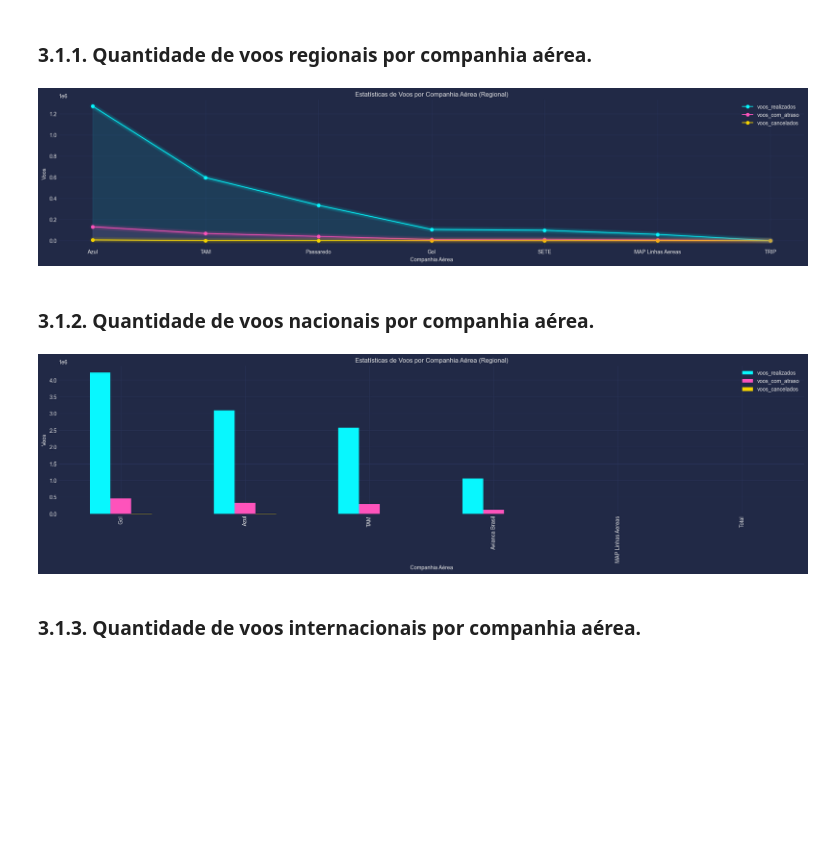
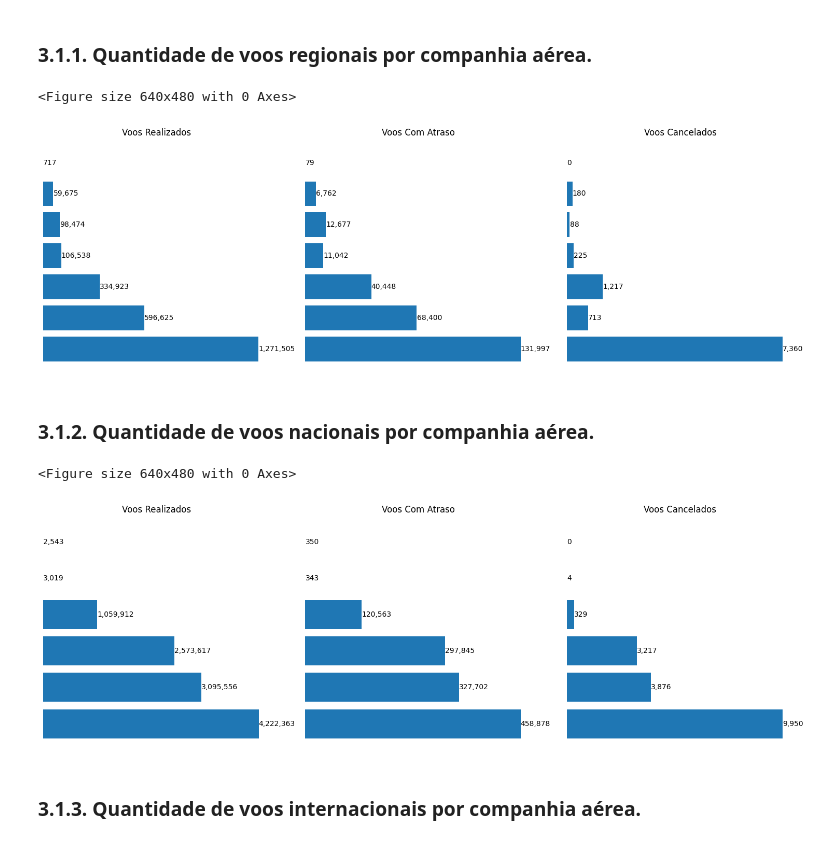
Before and after one commit to rderoncio/a3_bigdata_analisedados, a Jupyter notebook: A3/anac_análise_exploratória.ipynb, the cells around one changed output. Cells and saved outputs as stored; diff of their text form; code cells hidden in the pictures; blank space fills up the shorter version.

Commit message:
add analises 3.1 e ajuste no plot

```diff
--- a/A3/anac_análise_exploratória.ipynb
+++ b/A3/anac_análise_exploratória.ipynb
@@ -251,26 +241,13 @@ voos_por_cia_area = dataframe.groupby(['companhia_aerea', 'situacao_voo', 'codig
+# %%
+voos_por_cia_area = Fligths.voos_por_cia_area_groupby(dataframe, result_reset_index = True)
 # %% [markdown]
 ### 3.1.1. Quantidade de voos regionais por companhia aérea.
-# %%
-dados_grafico = voos_por_cia_area\
-    .reset_index()\
-    .loc[voos_por_cia_area.reset_index()['codigo_tipo_linha'] == 'Regional']\
-    .groupby('companhia_aerea')\
-    .agg(
-        voos_realizados=('voos_realizados', 'sum'),
-        voos_com_atraso=('voos_com_atraso', 'sum'),
-        voos_cancelados=('voos_cancelados', 'sum')
-).sort_values(by=['voos_realizados', 'voos_com_atraso', 'voos_cancelados'], ascending=False)
-
-fig, ax = plt.subplots(figsize=(25,5))
-dados_grafico.plot(kind='line', ax=ax, marker='o')
-
-ax.set_title('Estatísticas de Voos por Companhia Aérea (Regional)')
-ax.set_xlabel('Companhia Aérea')
-ax.set_ylabel('Voos')
-plt.style.use("cyberpunk")
-mplcyberpunk.add_glow_effects()
-plt.show()
-
-del dados_grafico
-# %% [output]
-[figure, removed]
+# %%
+%matplotlib inline
+regionais = Fligths.voos_por_tipo_linha_groupby(dataframe=voos_por_cia_area, tipo_linha='Regional', result_reset_index=True)
+regionais = regionais[['companhia_aerea', 'voos_realizados', 'voos_cancelados', 'voos_com_atraso']]
+Plot.plotar_voos_por_cia_area_tipo_linha(regionais)
+#Plot.show_barh(regionais)
+# %% [output]
+<Figure size 640x480 with 0 Axes>
+[figure, added]
@@ -277,29 +273,13 @@ del dados_grafico
 # %% [markdown]
 ### 3.1.2. Quantidade de voos nacionais por companhia aérea.
-# %%
-dados_grafico = voos_por_cia_area\
-    .reset_index()\
-    .loc[voos_por_cia_area.reset_index()['codigo_tipo_linha'] == 'Nacional']\
-    .groupby('companhia_aerea')\
-    .agg(
-        voos_realizados=('voos_realizados', 'sum'),
-        voos_com_atraso=('voos_com_atraso', 'sum'),
-        voos_cancelados=('voos_cancelados', 'sum')
-).sort_values(by=['voos_realizados', 'voos_com_atraso', 'voos_cancelados'], ascending=False)
-
-fig, ax = plt.subplots(figsize=(25,5))
-dados_grafico.plot(kind='bar', ax=ax)
-
-ax.set_title('Estatísticas de Voos por Companhia Aérea (Regional)')
-ax.set_xlabel('Companhia Aérea')
-ax.set_ylabel('Voos')
-plt.style.use("cyberpunk")
-mplcyberpunk.make_lines_glow()
-mplcyberpunk.add_underglow()
-plt.show()
-
-del dados_grafico
-# %% [output]
-[figure, removed]
+# %%
+%matplotlib inline
+nacionais = Fligths.voos_por_tipo_linha_groupby(dataframe=voos_por_cia_area, tipo_linha='Nacional', result_reset_index=True)
+nacionais = nacionais[['companhia_aerea', 'voos_realizados', 'voos_cancelados', 'voos_com_atraso']]
+Plot.plotar_voos_por_cia_area_tipo_linha(nacionais)
+#Plot.show_barh(nacionais)
+# %% [output]
+<Figure size 640x480 with 0 Axes>
+[figure, added]
 # %% [markdown]
 ### 3.1.3. Quantidade de voos internacionais por companhia aérea.
```
Also changed, not shown: parts of 13 cells of this notebook, 1 other file.
